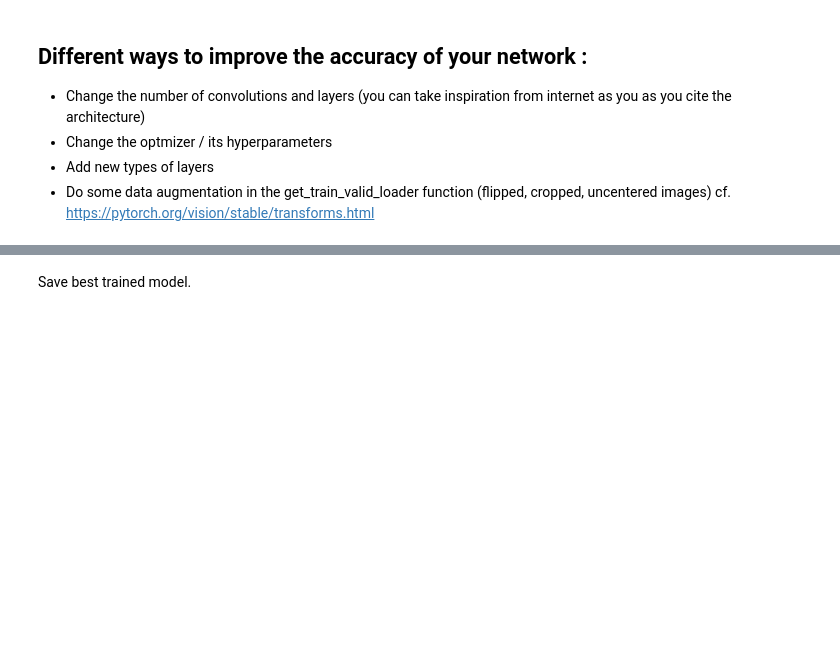
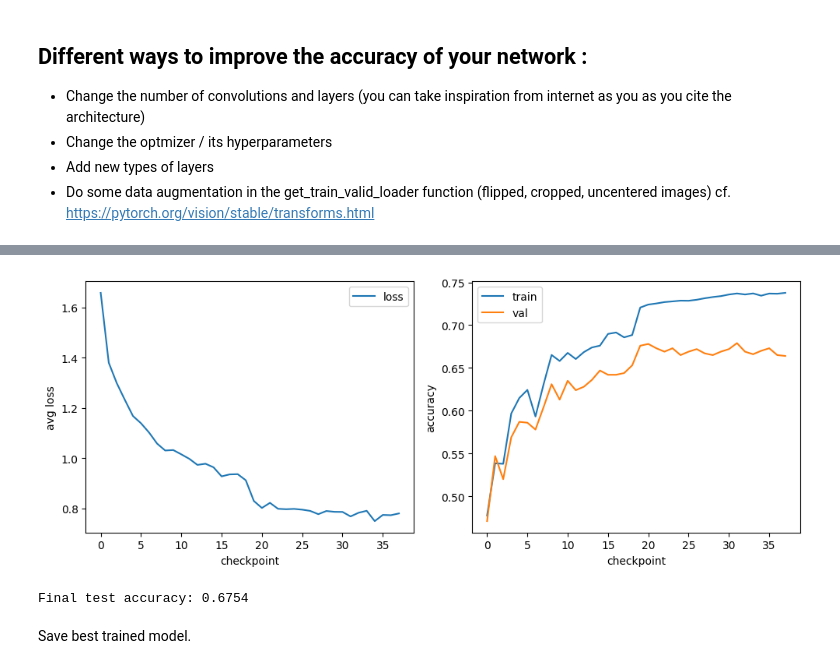
Before and after one commit to vita-epfl/DLAV-2026, a Jupyter notebook: graded_homework/hw1/CNN Exercice.ipynb, the cells around one changed output, grey strips where cells are left out. Drawn from its saved outputs; the diff is of its cells as text; code cells hidden in the pictures; blank space fills up the shorter version.

```diff
--- a/graded_homework/hw1/CNN Exercice.ipynb
+++ b/graded_homework/hw1/CNN Exercice.ipynb
@@ -358,3 +375,26 @@ Epoch: 10/10.. Loss: 0.4309.. Train acc: 0.8840.. Val acc: 0.8020.. 0.0121 s/bat
+# %%
+plt.figure(figsize=(10,4))
+plt.subplot(1,2,1)
+plt.plot(loss_history, label='loss')
+plt.xlabel('checkpoint')
+plt.ylabel('avg loss')
+plt.legend()
+
+plt.subplot(1,2,2)
+plt.plot(train_acc_history, label='train')
+plt.plot(val_acc_history, label='val')
+plt.xlabel('checkpoint')
+plt.ylabel('accuracy')
+plt.legend()
+plt.tight_layout()
+plt.show()
+
+# final test-set evaluation
+final_test_acc = compute_accuracy(testloader, net)
+print(f"Final test accuracy: {final_test_acc:.4f}")
+# %% [output]
+[figure, added]
+Final test accuracy: 0.6754
 # %% [markdown]
 Save best trained model.
 # %%
```
Also changed, not shown: parts of 11 cells of this notebook, 4 other files.
